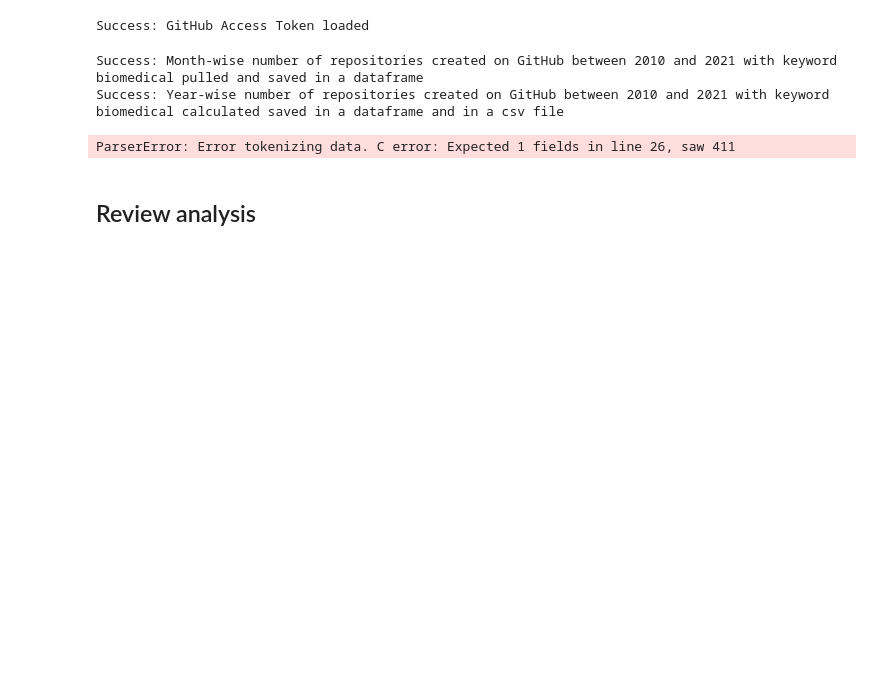
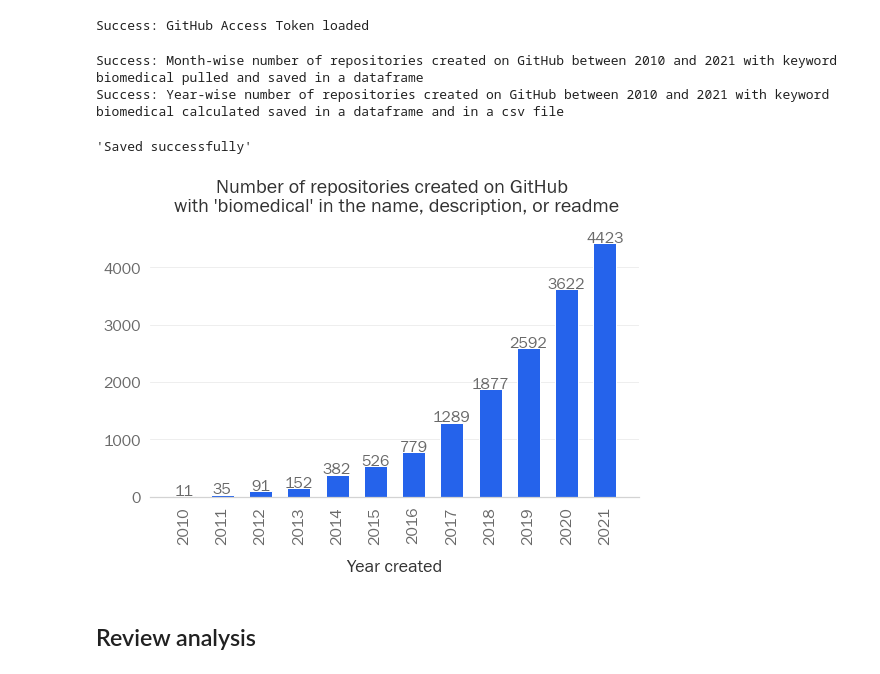
Before and after one commit to FAIR-BioRS/Code, a Jupyter notebook: main.ipynb, the cells around one changed output. Drawn from its saved outputs; the diff is of its cells as text; code cells hidden in the pictures; blank space fills up the shorter version.

Commit message:
Cleaned code and generated new output files

```diff
--- a/main.ipynb
+++ b/main.ipynb
@@ -125,7 +125,19 @@ def frenquency_suggestions(df_sub):
     return frequency
 
 
-def generate_bar_plot(x, y, fig_width, fig_height, bar_width, delta_y, x_label, title):
+def generate_bar_plot(
+    x,
+    y,
+    fig_width,
+    fig_height,
+    bar_width,
+    delta_y,
+    x_label,
+    y_label,
+    title,
+    max_width_x_tick_labels,
+    y_ticks_increment,
+):
     """
     Generate bar plot of interest
 
@@ -156,13 +168,20 @@ def generate_bar_plot(x, y, fig_width, fig_height, bar_width, delta_y, x_label,
             round(yval, 1),
             horizontalalignment="center",
         )
-    ax.set_xticks(x)
+    if max_width_x_tick_labels:
+        ax.set_xticklabels(
+            textwrap.fill(label_x, max_width_x_tick_labels) for label_x in x
+        )
+    else:
+        ax.set_xticks(x)
+    ax.set_yticks(range(0, max(y) + 1, y_ticks_increment))
     ax.grid(axis="y", color="#EEEEEE")
     ax.set_axisbelow(True)
     plt.xticks(fontsize=16)
     plt.yticks(fontsize=16)
     ax.spines["left"].set_visible(False)
     ax.set_xlabel(x_label, labelpad=15, color="#333333")
+    plt.ylabel(y_label, fontsize=18)
     plt.title(
         title,
         color="#333333",
@@ -239,23 +262,39 @@ Success: Month-wise number of repositories created on GitHub between 2010 and 20
 Success: Year-wise number of repositories created on GitHub between 2010 and 2021 with keyword biomedical calculated saved in a dataframe and in a csv file
 # %%
 # visualize year-wise results
-github_input_file = "https://github.com/fairdataihub/FAIR-BioRS-code/blob/main/input/github_biomedical_repo_count_yearwise.csv"
+github_input_file = "https://raw.githubusercontent.com/fairdataihub/FAIR-BioRS-code/main/input/github_biomedical_repo_count_yearwise.csv"
 df = pd.read_csv(
-    github_input_file, sep = '\t'
+    github_input_file
 )  # or use df = df_yearwise if not working from pre-saved results
 x = df["year"]
 y = df["count"]
 fig_width = 8
 fig_height = 6
 bar_width = 0.6
 delta_y = 20
 x_label = "Year created"
+y_label = ""
+max_width_x_tick_labels = ""
+y_ticks_increment = 1000
 title = "Number of repositories created on GitHub \n with 'biomedical' in the name, description, or readme"
-fig = generate_bar_plot(x, y, fig_width, fig_height, bar_width, delta_y, x_label, title)
+fig = generate_bar_plot(
+    x,
+    y,
+    fig_width,
+    fig_height,
+    bar_width,
+    delta_y,
+    x_label,
+    y_label,
+    title,
+    max_width_x_tick_labels,
+    y_ticks_increment,
+)
 plot_name = "github-biomedical-repo-count-yearwise"
 save_image(fig, "output", plot_name, "png")
 # %% [output]
-ParserError: Error tokenizing data. C error: Expected 1 fields in line 26, saw 411
+'Saved successfully'
+[figure, added]
 # %% [markdown]
 ## Review analysis
 # %%
```
Also changed, not shown: parts of 34 cells of this notebook, 6 other files.
